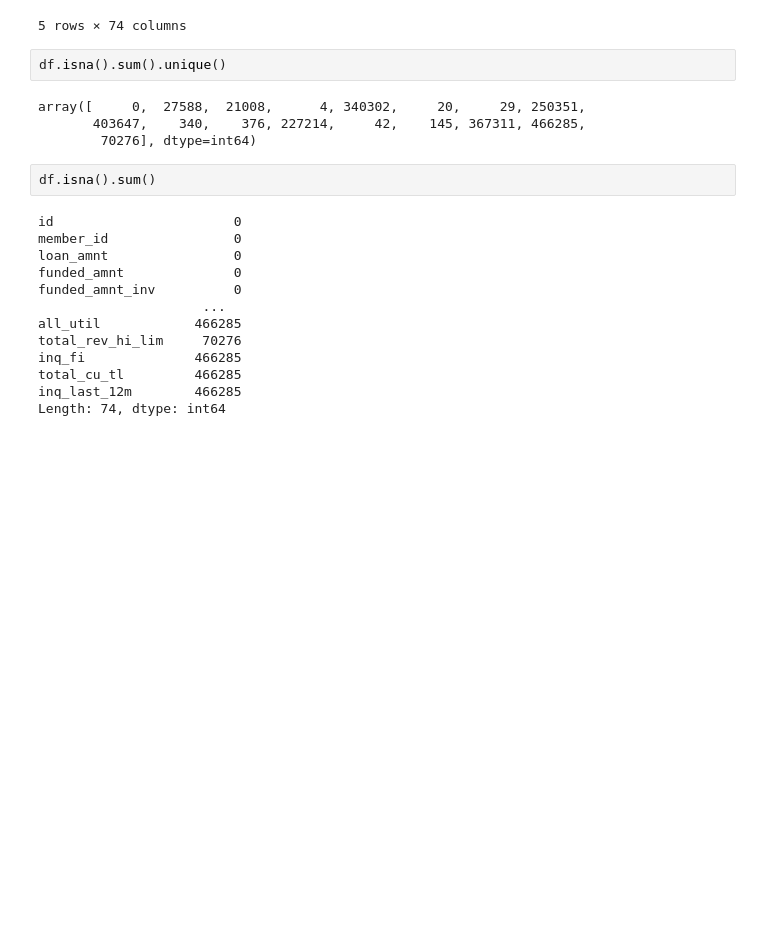
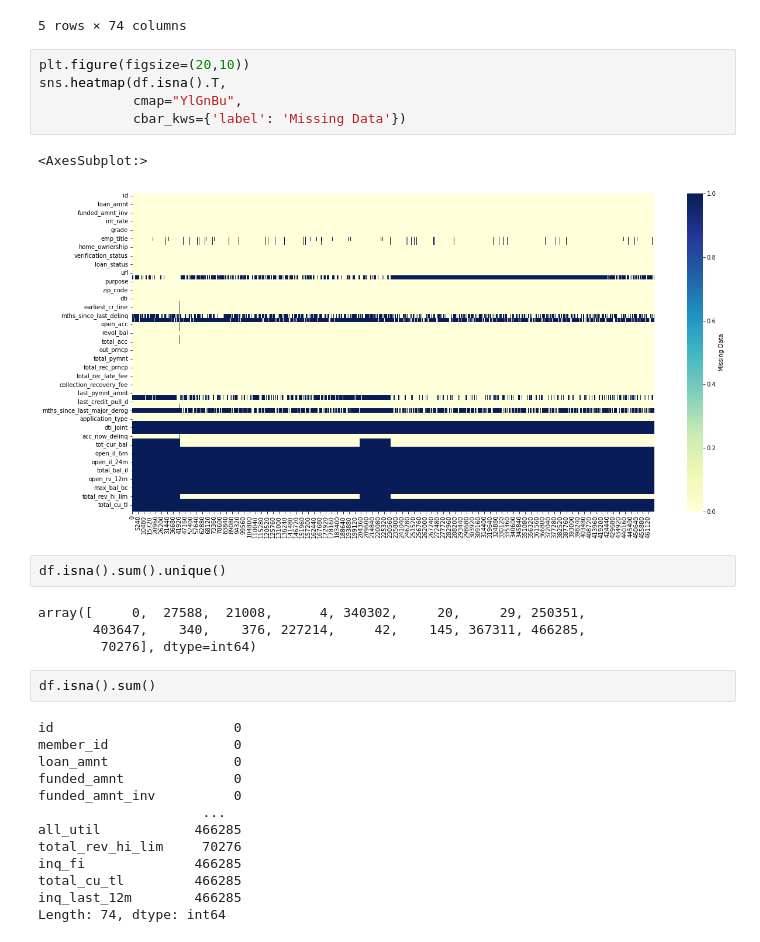
Before and after one commit to FransiscoReadyPermana/Credit-Risk-Prediction, a Jupyter notebook: test.ipynb, the cells around one changed output. Saved outputs shown, nothing was run; the diff lists cells and outputs as text; blank space fills up the shorter version.

```diff
--- a/test.ipynb
+++ b/test.ipynb
@@ -24,6 +24,14 @@ df.head()
 | 3 | 1076863 | 1277178 | 10000 | 10000 | 10000.0 | 36 months | 13.49 | 339.31 | C | ... |
 | 4 | 1075358 | 1311748 | 3000 | 3000 | 3000.0 | 60 months | 12.69 | 67.79 | B | ... |
 5 rows × 74 columns
+# %%
+plt.figure(figsize=(20,10))
+sns.heatmap(df.isna().T,
+            cmap="YlGnBu",
+            cbar_kws={'label': 'Missing Data'})
+# %% [output]
+<AxesSubplot:>
+[figure, added]
 # %%
 df.isna().sum().unique()
 # %% [output]
```
Also changed, not shown: parts of 10 cells of this notebook.
